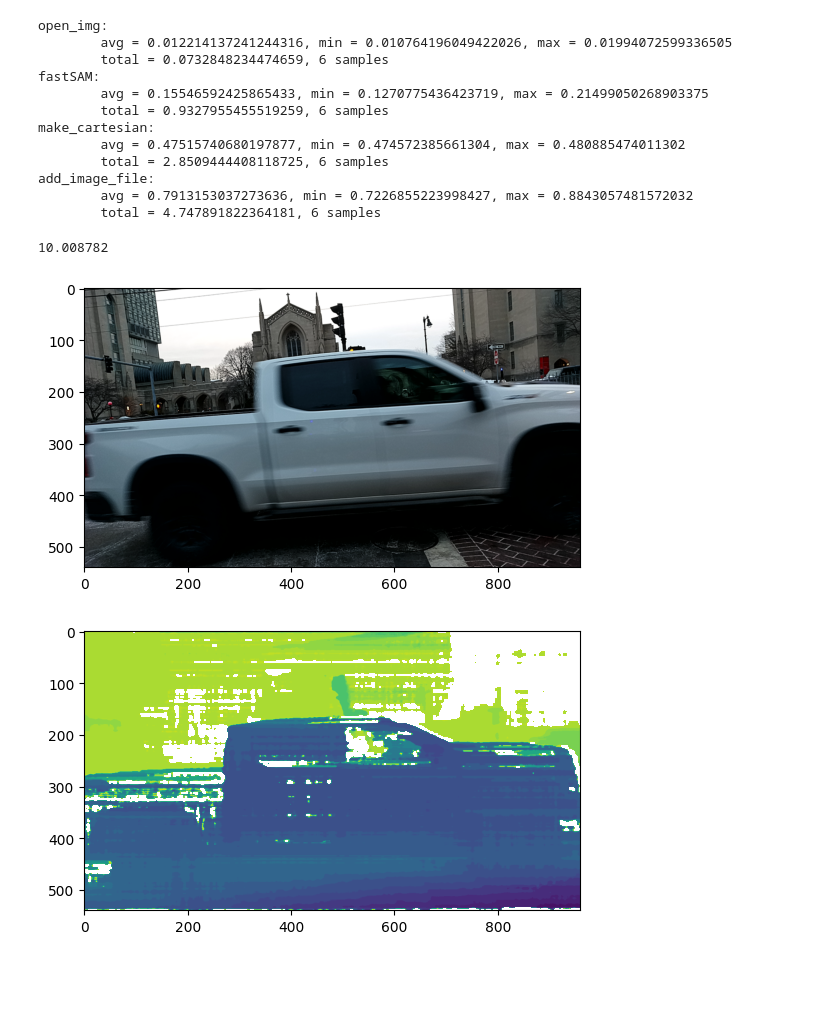
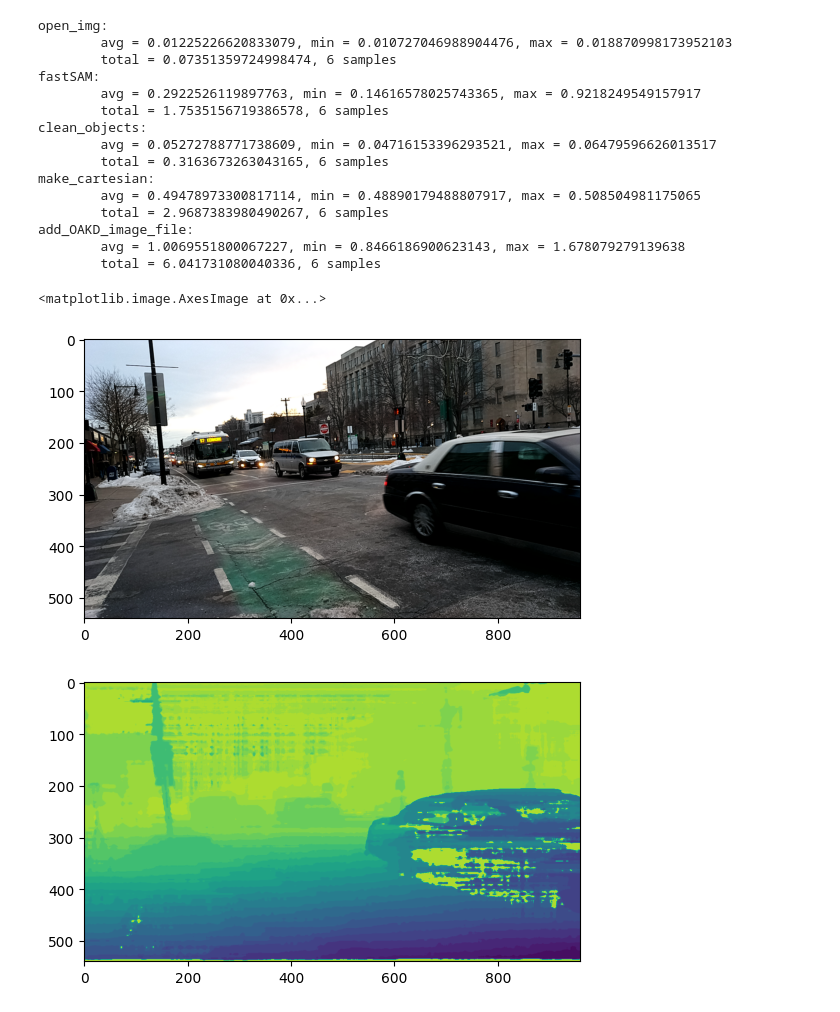
Before and after one commit to LindenAdamson/SegmentingCollisionAvoidance, a Jupyter notebook: scripts/depth_segmentation_rewrite_test.ipynb, the cells around one changed output. Drawn from its saved outputs; the diff is of its cells as text; code cells hidden in the pictures; blank space fills up the shorter version.

Commit message:
trajectory sampling, oakd processing progress, better timer and config

```diff
--- a/scripts/depth_segmentation_rewrite_test.ipynb
+++ b/scripts/depth_segmentation_rewrite_test.ipynb
@@ -22,2 +18,4 @@ sca = Segmentation_Collision_Avoidance(config, dt)
+# %%
+sca = Segmentation_Collision_Avoidance("config")
 # %%
 # for i in range(10):
@@ -55,18 +47,21 @@ Speed: 1.6ms preprocess, 51.8ms inference, 24.7ms postprocess per image at shape
 # %%
-dt.print_all()
+Debug_Timer.print_all()
 # %% [output]
 open_img:
-        avg = 0.012214137241244316, min = 0.010764196049422026, max = 0.01994072599336505
-        total = 0.0732848234474659, 6 samples
+        avg = 0.01225226620833079, min = 0.010727046988904476, max = 0.018870998173952103
+        total = 0.07351359724998474, 6 samples
 fastSAM:
-        avg = 0.15546592425865433, min = 0.1270775436423719, max = 0.21499050268903375
-        total = 0.9327955455519259, 6 samples
+        avg = 0.2922526119897763, min = 0.14616578025743365, max = 0.9218249549157917
+        total = 1.7535156719386578, 6 samples
+clean_objects:
+        avg = 0.05272788771738609, min = 0.04716153396293521, max = 0.06479596626013517
+        total = 0.3163673263043165, 6 samples
 make_cartesian:
-        avg = 0.47515740680197877, min = 0.474572385661304, max = 0.480885474011302
-        total = 2.8509444408118725, 6 samples
-add_image_file:
-        avg = 0.7913153037273636, min = 0.7226855223998427, max = 0.8843057481572032
-        total = 4.747891822364181, 6 samples
+        avg = 0.49478973300817114, min = 0.48890179488807917, max = 0.508504981175065
+        total = 2.9687383980490267, 6 samples
+add_OAKD_image_file:
+        avg = 1.0069551800067227, min = 0.8466186900623143, max = 1.678079279139638
+        total = 6.041731080040336, 6 samples
 # %%
 frame_idx = 1
 window = sca.predictor.window
@@ -93,9 +69,9 @@ frame = window.frames[frame_idx]
-# %%
-plt.imshow(sca.predictor.window.frames[frame_idx].rgbImg)
-plt.figure()
-plt.imshow(sca.predictor.window.frames[frame_idx].depthImg)
-print(np.nanmax(sca.predictor.window.frames[frame_idx].depthImg[:,:]))
-# %% [output]
-10.008782
-[figure, removed]
-[figure, removed]
+# %%
+plt.imshow(frame.rgbImg)
+plt.figure()
+plt.imshow(frame.depthImg)
+# [vertical, horizontal]
+# %% [output]
+<matplotlib.image.AxesImage at 0x...>
+[figure, added]
+[figure, added]
```
Also changed, not shown: parts of 15 cells of this notebook, 4 other files.
